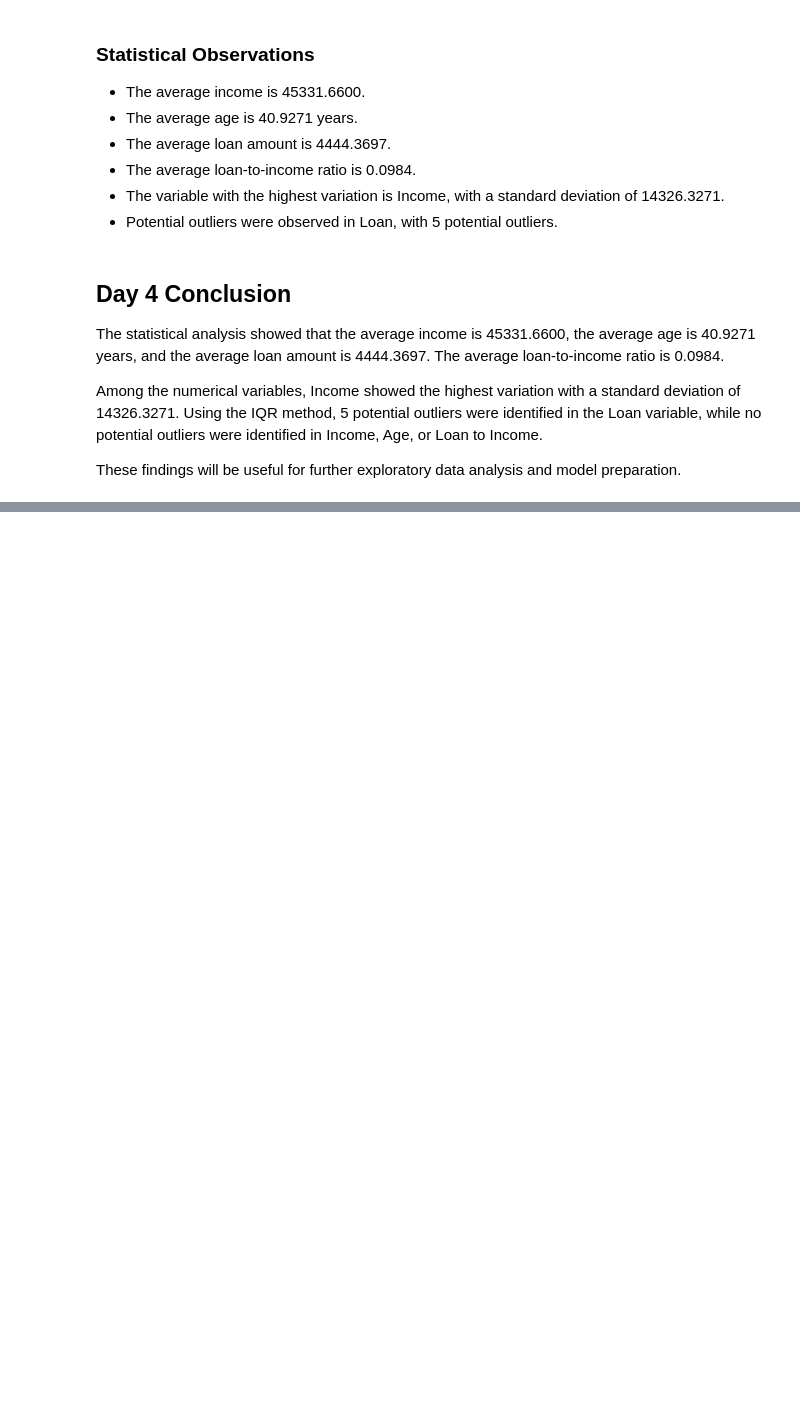
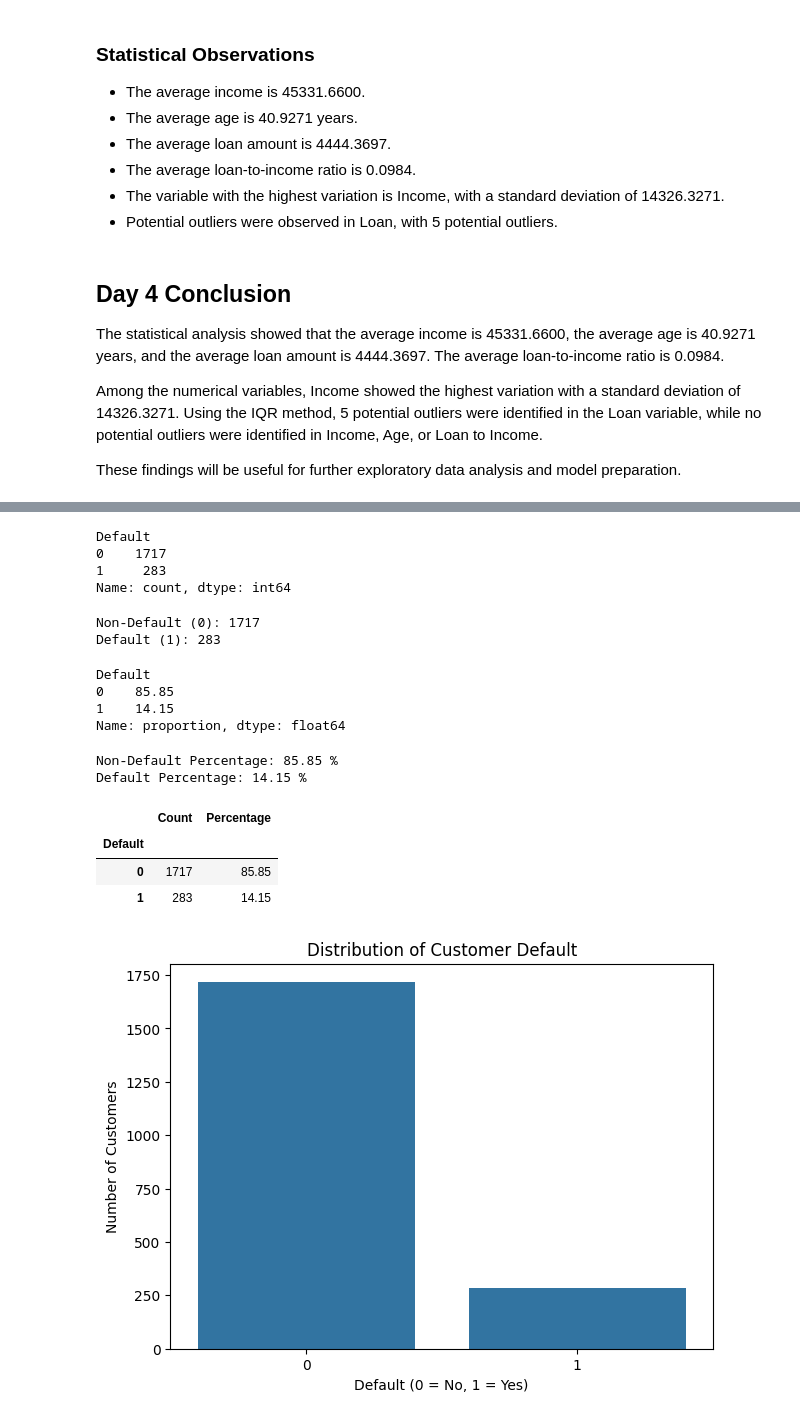
Before and after one commit to amisharout716-svg/Credit-Card-Default-, a Jupyter notebook: Credit_Card_Default_Prediction.ipynb, the cells around one changed output, grey strips where cells are left out. Cells and saved outputs as stored; diff of their text form; code cells hidden in the pictures; blank space fills up the shorter version.

Commit message:
Day 5 - Default target analysis

```diff
--- a/Credit_Card_Default_Prediction.ipynb
+++ b/Credit_Card_Default_Prediction.ipynb
@@ -1210,0 +1219,14 @@ These findings will be useful for further exploratory data analysis and model pr
+# %%
+import pandas as pd
+import numpy as np
+import matplotlib.pyplot as plt
+import seaborn as sns
+
+url = "https://raw.githubusercontent.com/YBI-Foundation/Dataset/main/Credit%20Default.csv"
+
+df = pd.read_csv(url)
+
+print("Dataset loaded successfully!")
+print("Shape:", df.shape)
+
+df.head()
@@ -1210,0 +1252,57 @@ These findings will be useful for further exploratory data analysis and model pr
+# %%
+default_counts = df['Default'].value_counts()
+
+print(default_counts)
+# %% [output]
+Default
+0    1717
+1     283
+Name: count, dtype: int64
+# %%
+print("Non-Default (0):", (df['Default'] == 0).sum())
+print("Default (1):", (df['Default'] == 1).sum())
+# %% [output]
+Non-Default (0): 1717
+Default (1): 283
+# %%
+default_percentage = df['Default'].value_counts(normalize=True) * 100
+
+print(default_percentage)
+# %% [output]
+Default
+0    85.85
+1    14.15
+Name: proportion, dtype: float64
+# %%
+print("Non-Default Percentage:",
+      round((df['Default'] == 0).mean() * 100, 2), "%")
+
+print("Default Percentage:",
+      round((df['Default'] == 1).mean() * 100, 2), "%")
+# %% [output]
+Non-Default Percentage: 85.85 %
+Default Percentage: 14.15 %
+# %%
+default_summary = pd.DataFrame({
+    'Count': df['Default'].value_counts(),
+    'Percentage': df['Default'].value_counts(normalize=True) * 100
+})
+
+default_summary
+# %% [output]
+|  | Count | Percentage |
+| Default |  |  |
+| 0 | 1717 | 85.85 |
+| 1 | 283 | 14.15 |
+# %%
+plt.figure(figsize=(7,5))
+
+sns.countplot(data=df, x='Default')
+
+plt.title('Distribution of Customer Default')
+plt.xlabel('Default (0 = No, 1 = Yes)')
+plt.ylabel('Number of Customers')
+
+plt.show()
+# %% [output]
+[figure, added]
```
Also changed, not shown: parts of 18 cells of this notebook.
